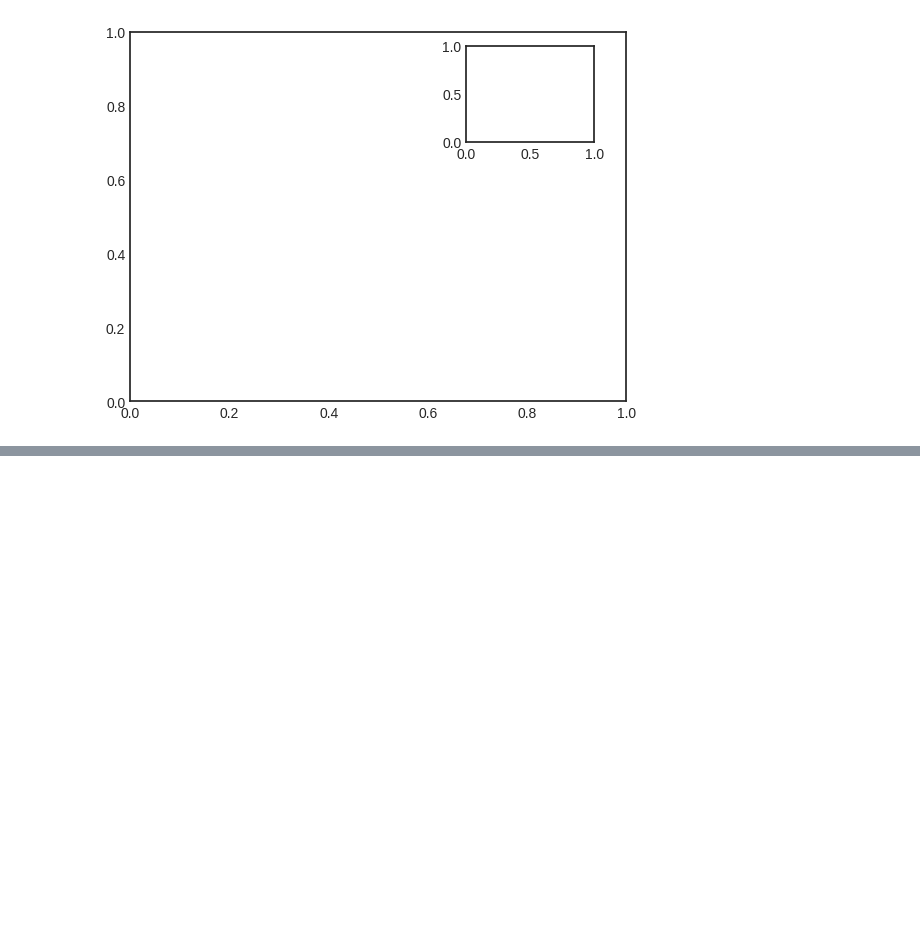
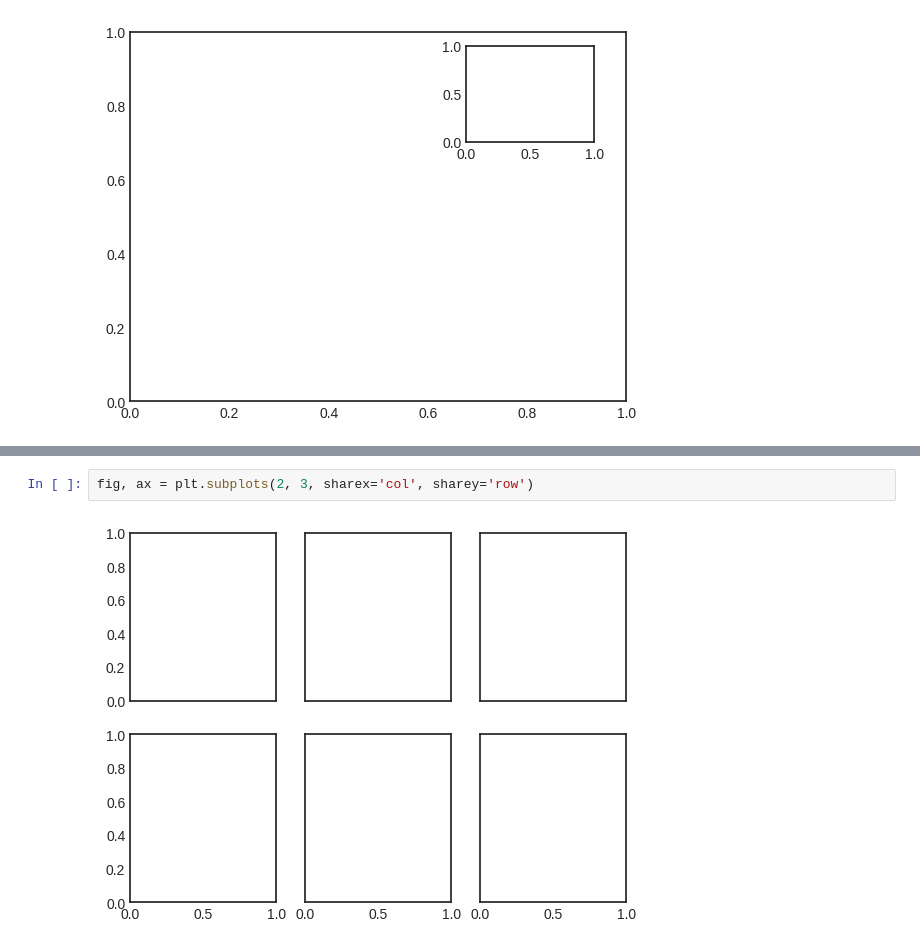
Before and after one commit to proway2/PythonDataScienceHandbook, a Jupyter notebook: 4.08-Multiple-Subplots.ipynb, the cells around one changed output, grey strips where cells are left out. Drawn from its saved outputs; the diff is of its cells as text; blank space fills up the shorter version.

```diff
--- a/4.08-Multiple-Subplots.ipynb
+++ b/4.08-Multiple-Subplots.ipynb
@@ -23,0 +57,4 @@ The equivalent of this command within the object-oriented interface ...
+# %%
+fig, ax = plt.subplots(2, 3, sharex='col', sharey='row')
+# %% [output]
+[figure, added]
```
Also changed, not shown: parts of 16 cells of this notebook, 2 other files.
